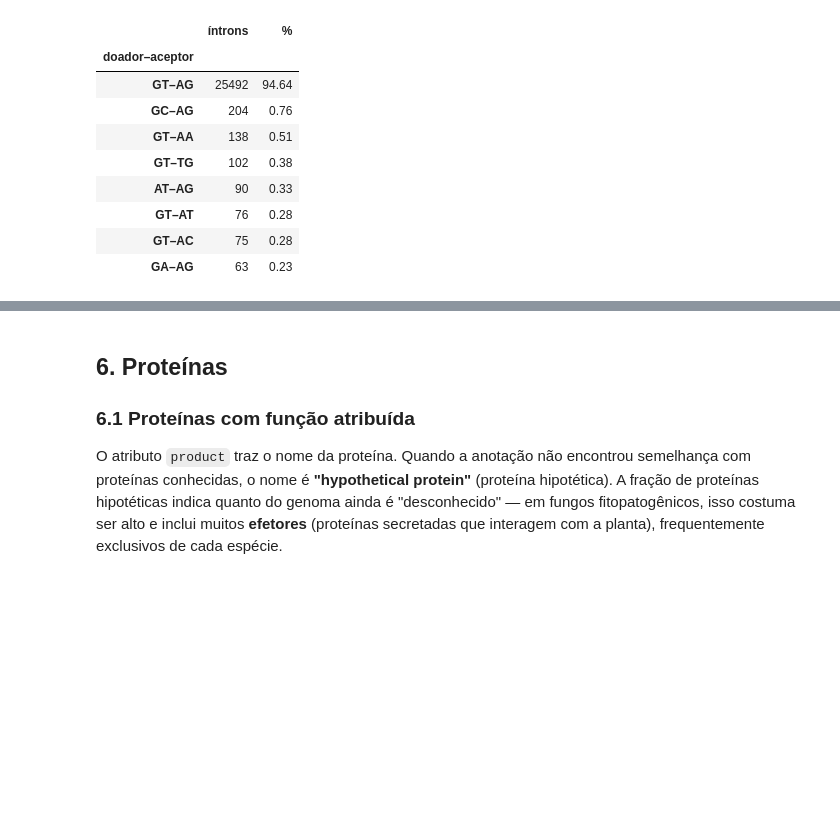
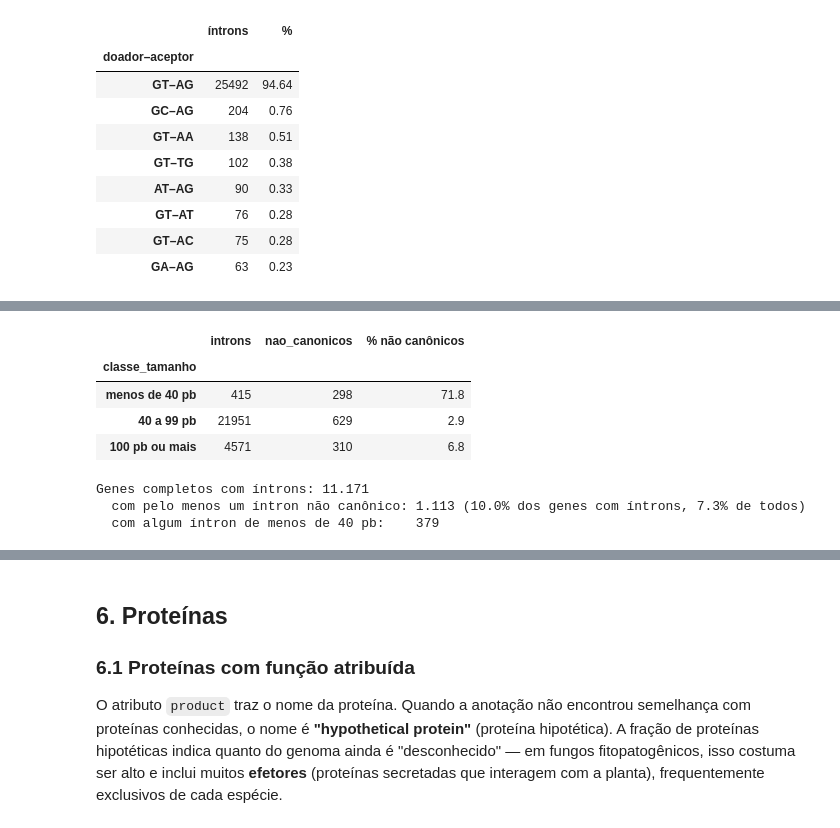
Before and after one commit to denilsonfbar/cabs-analise, a Jupyter notebook: notebooks/03_estrutura_ca142.ipynb, the cells around one changed output, grey strips where cells are left out. Cells and saved outputs as stored; diff of their text form; code cells hidden in the pictures; blank space fills up the shorter version.

```diff
--- a/notebooks/03_estrutura_ca142.ipynb
+++ b/notebooks/03_estrutura_ca142.ipynb
@@ -618,0 +852,40 @@ tabela_bordas.head(8)
+# %%
+CANONICAS = {"GT–AG", "GC–AG", "AT–AC"}
+
+def bordas_intron(linha):
+    s = seq_intron(linha)
+    return f"{s[:2]}–{s[-2:]}"
+
+introns["bordas"] = [bordas_intron(linha) for linha in introns.itertuples()]
+introns["canonico"] = introns["bordas"].isin(CANONICAS)
+introns["classe_tamanho"] = pd.cut(introns["tamanho"], [0, 40, 100, np.inf],
+                                   labels=["menos de 40 pb", "40 a 99 pb", "100 pb ou mais"], right=False)
+introns_comp = introns[~introns["parcial"]]
+
+por_tamanho = introns_comp.groupby("classe_tamanho", observed=False).agg(
+    introns=("canonico", "size"), nao_canonicos=("canonico", lambda c: int((~c).sum())))
+por_tamanho["% não canônicos"] = (100 * por_tamanho["nao_canonicos"] / por_tamanho["introns"]).round(1)
+por_tamanho
+# %% [output]
+|  | introns | nao_canonicos | % não canônicos |
+| classe_tamanho |  |  |  |
+| menos de 40 pb | 415 | 298 | 71.8 |
+| 40 a 99 pb | 21951 | 629 | 2.9 |
+| 100 pb ou mais | 4571 | 310 | 6.8 |
+# %%
+nc_por_gene = introns[~introns["canonico"]].groupby("mrna_id").size()
+menor_intron = introns.groupby("mrna_id")["tamanho"].min()
+genes["n_introns_nc"] = genes["mrna_id"].map(nc_por_gene).fillna(0).astype(int)
+genes["menor_intron"] = genes["mrna_id"].map(menor_intron).astype("Int64")
+completos = genes[~genes["parcial"]].copy()
+
+com_introns = completos[completos["n_exons"] > 1]
+afetados = (completos["n_introns_nc"] > 0).sum()
+print(f"Genes completos com íntrons: {fmt(len(com_introns))}")
+print(f"  com pelo menos um íntron não canônico: {fmt(afetados)} "
+      f"({100 * afetados / len(com_introns):.1f}% dos genes com íntrons, {100 * afetados / len(completos):.1f}% de todos)")
+print(f"  com algum íntron de menos de 40 pb:    {fmt((com_introns['menor_intron'] < 40).sum())}")
+# %% [output]
+Genes completos com íntrons: 11.171
+  com pelo menos um íntron não canônico: 1.113 (10.0% dos genes com íntrons, 7.3% de todos)
+  com algum íntron de menos de 40 pb:    379
```
Also changed, not shown: parts of 29 cells of this notebook, 30 other files.
